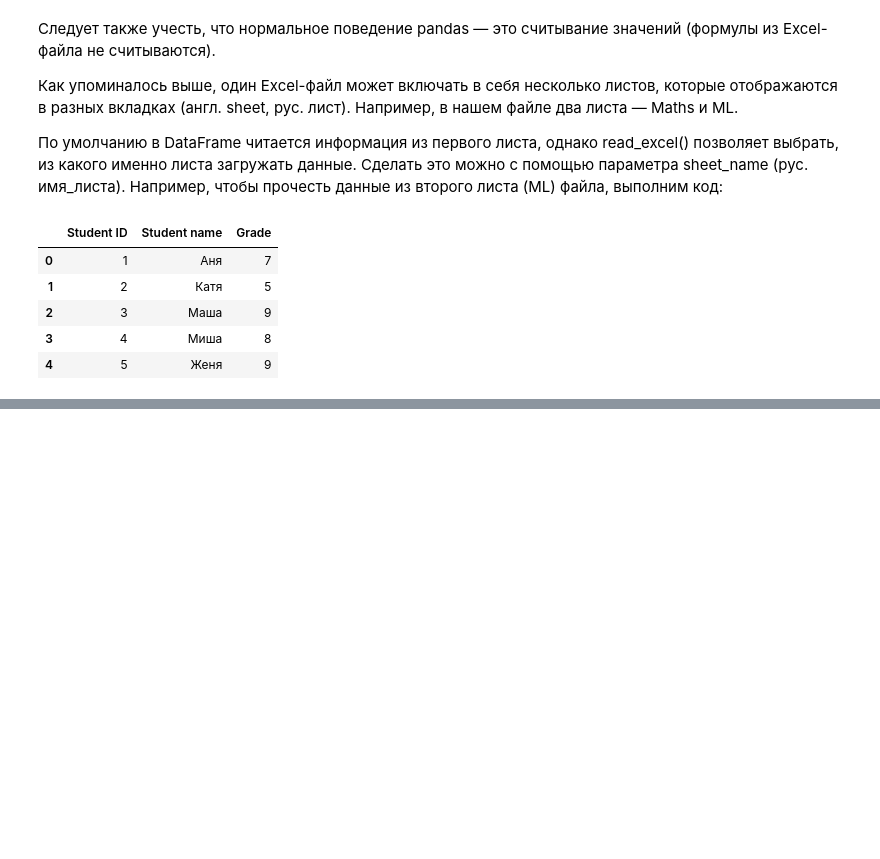
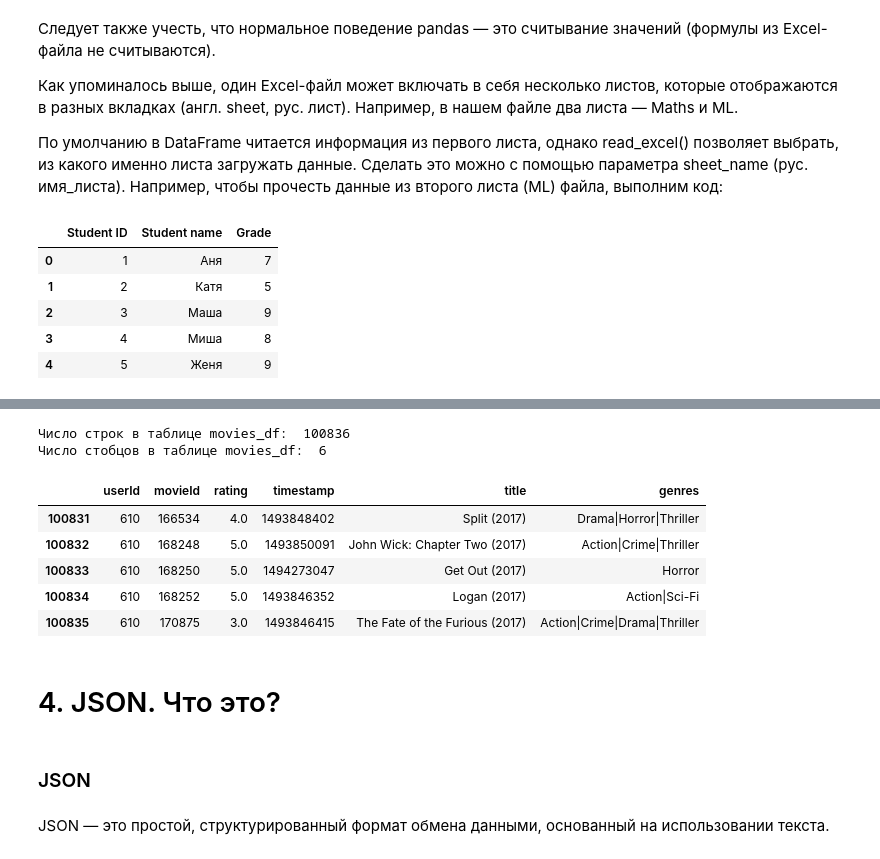
Before and after one commit to SlavaOsminin/SF_data_science, a Jupyter notebook: Skillfactory/Продвинутое програмирование на Python/Модуль 2. Как выгружать данные из файлов разных форматов/Как выгружать данные из файлов разных форматов.ipynb, the cells around one changed output, grey strips where cells are left out. Drawn from its saved outputs; the diff is of its cells as text; code cells hidden in the pictures; blank space fills up the shorter version.

```diff
--- a/Skillfactory/Продвинутое програмирование на Python/Модуль 2. Как выгружать данные из файлов разных форматов/Как выгружать данные из файлов разных форматов.ipynb
+++ b/Skillfactory/Продвинутое програмирование на Python/Модуль 2. Как выгружать данные из файлов разных форматов/Как выгружать данные из файлов разных форматов.ipynb
@@ -272,0 +304,5 @@ display(grades.head())
+# %%
+ratings = pd.read_excel('https://lms-cdn.skillfactory.ru/assets/courseware/v1/d56d7f6eded3ab0872fd91a06c970f68/asset-v1:SkillFactory+MFTIDSLIGHT+2022_DEC+type@asset+block/ratings_movies.xlsx', sheet_name='ratings')
+display(ratings.head())
+movies = pd.read_excel('https://lms-cdn.skillfactory.ru/assets/courseware/v1/d56d7f6eded3ab0872fd91a06c970f68/asset-v1:SkillFactory+MFTIDSLIGHT+2022_DEC+type@asset+block/ratings_movies.xlsx', sheet_name='movies')
+display(movies.head())
@@ -272,0 +322,24 @@ display(grades.head())
+# %%
+movies_df = ratings.merge(
+    movies,
+    on=['movieId'],
+    how='left'
+)
+print('Число строк в таблице movies_df: ', movies_df.shape[0])
+print('Число стобцов в таблице movies_df: ', movies_df.shape[1])
+display(movies_df.tail())
+# %% [output]
+Число строк в таблице movies_df:  100836
+Число стобцов в таблице movies_df:  6
+|  | userId | movieId | rating | timestamp | title | genres |
+| 100831 | 610 | 166534 | 4.0 | 1493848402 | Split (2017) | Drama|Horror|Thriller |
+| 100832 | 610 | 168248 | 5.0 | 1493850091 | John Wick: Chapter Two (2017) | Action|Crime|Thriller |
+| 100833 | 610 | 168250 | 5.0 | 1494273047 | Get Out (2017) | Horror |
+| 100834 | 610 | 168252 | 5.0 | 1493846352 | Logan (2017) | Action|Sci-Fi |
+| 100835 | 610 | 170875 | 3.0 | 1493846415 | The Fate of the Furious (2017) | Action|Crime|Drama|Thriller |
+# %% [markdown]
+# 4. JSON. Что это?
+# %% [markdown]
+### JSON
+# %% [markdown]
+ JSON — это простой, структурированный формат обмена данными, основанный на использовании текста.
```
Also changed, not shown: parts of 156 cells of this notebook, 9 other files.
